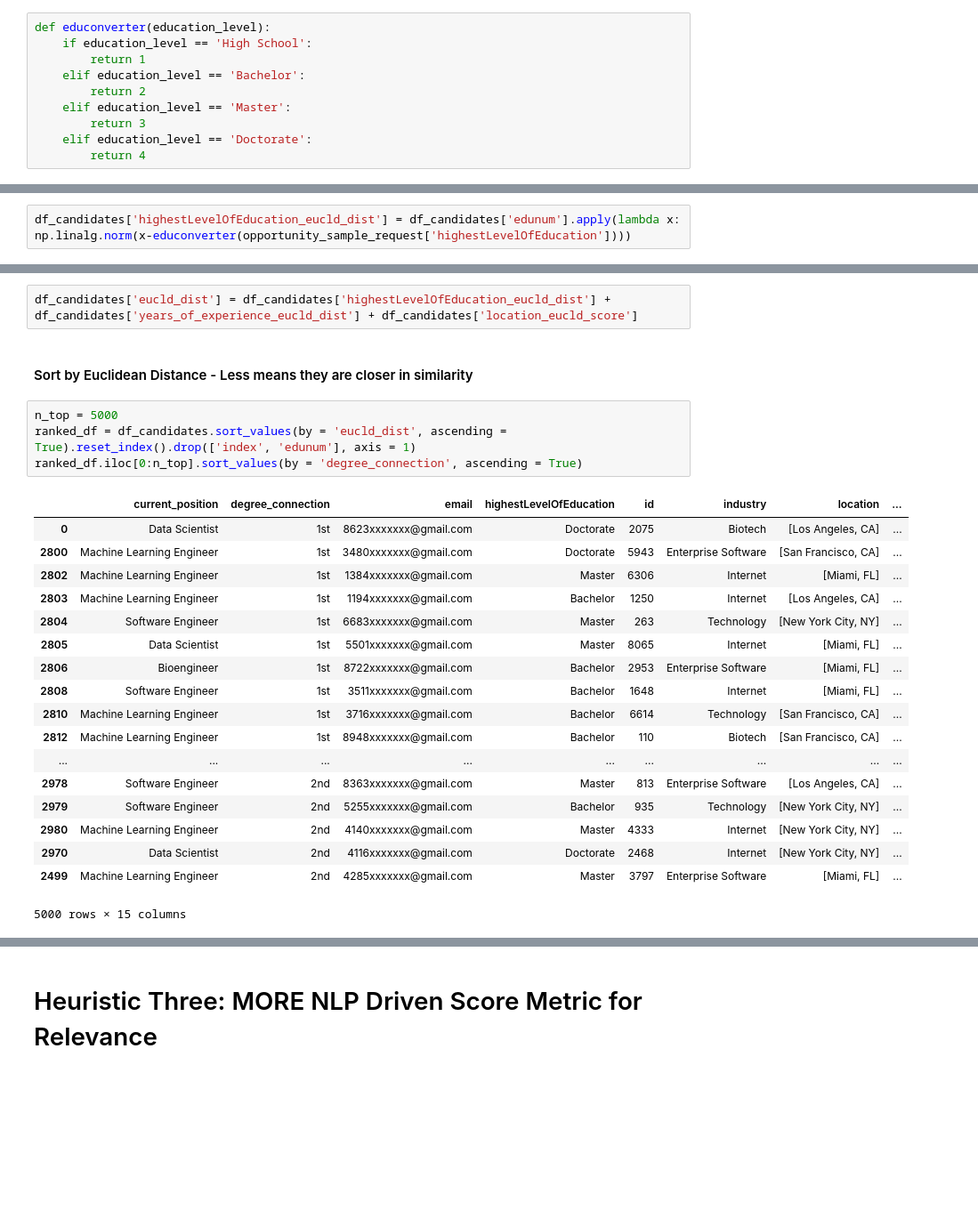
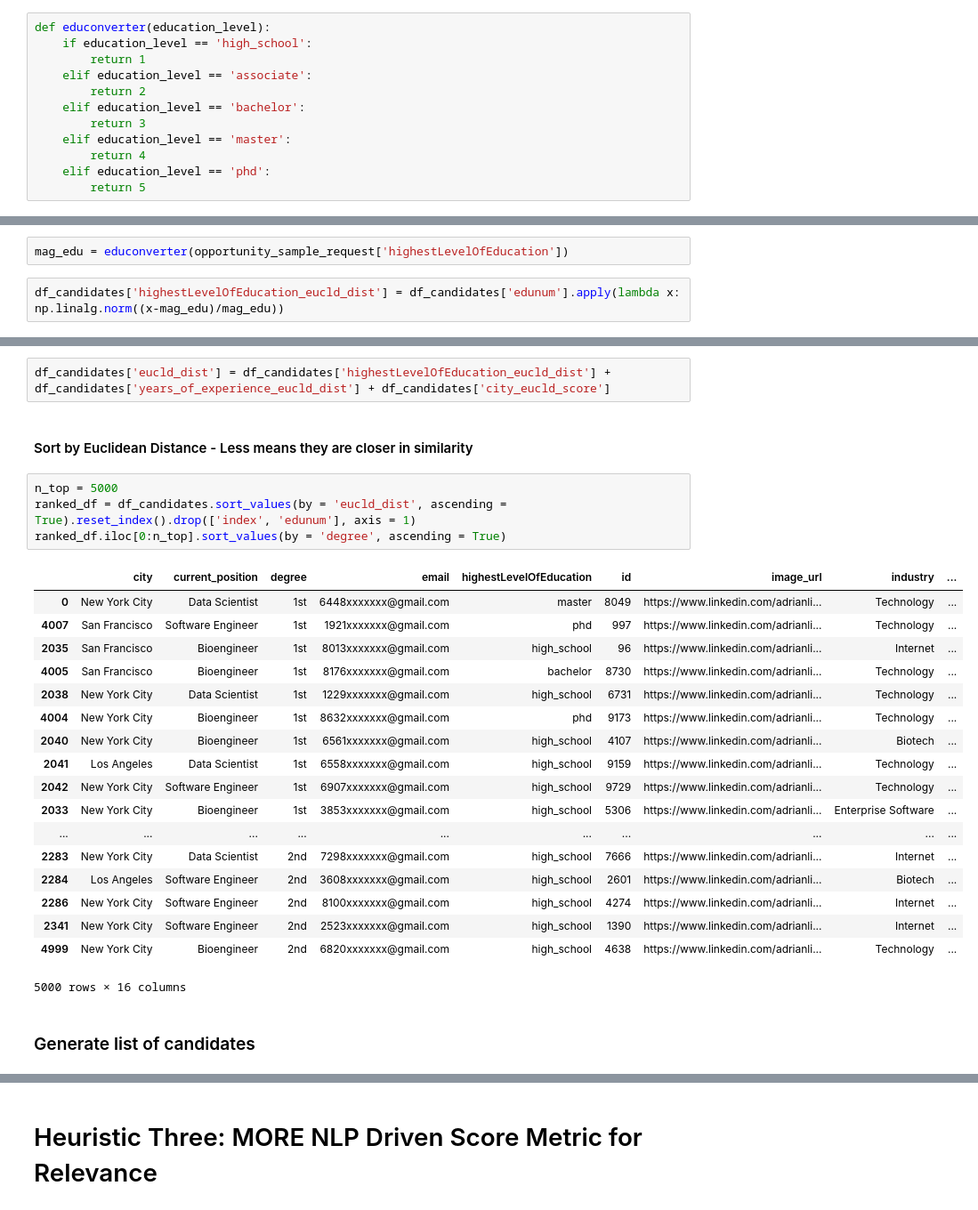
Before and after one commit to tadasant/refurby, a Jupyter notebook: data_wrangling_notebook.ipynb, the cells around one changed output, grey strips where cells are left out. Shown: that part at 89% size. Drawn from its saved outputs; the diff is of its cells as text; blank space fills up the shorter version.

```diff
--- a/data_wrangling_notebook.ipynb
+++ b/data_wrangling_notebook.ipynb
@@ -328,43 +373,49 @@ df_candidates['highestLevelOfEducation_eucld_dist'] = 0
 # %%
 def educonverter(education_level):
-    if education_level == 'High School':
+    if education_level == 'high_school':
         return 1
-    elif education_level == 'Bachelor':
+    elif education_level == 'associate':
         return 2
-    elif education_level == 'Master':
+    elif education_level == 'bachelor':
         return 3
-    elif education_level == 'Doctorate':
+    elif education_level == 'master':
         return 4
+    elif education_level == 'phd':
+        return 5
 # %%
 df_candidates['edunum'] = df_candidates['highestLevelOfEducation'].apply(educonverter)
+# %%
+mag_edu = educonverter(opportunity_sample_request['highestLevelOfEducation'])
 # %%
-df_candidates['highestLevelOfEducation_eucld_dist'] = df_candidates['edunum'].apply(lambda x: np.linalg.norm(x-educonverter(opportunity_sample_request['highestLevelOfEducation'])))
+df_candidates['highestLevelOfEducation_eucld_dist'] = df_candidates['edunum'].apply(lambda x: np.linalg.norm((x-mag_edu)/mag_edu))
 # %% [markdown]
 ### Calculate Total Similarity Score
 # %%
-df_candidates['eucld_dist'] = df_candidates['highestLevelOfEducation_eucld_dist'] + df_candidates['years_of_experience_eucld_dist'] + df_candidates['location_eucld_score']
+df_candidates['eucld_dist'] = df_candidates['highestLevelOfEducation_eucld_dist'] + df_candidates['years_of_experience_eucld_dist'] + df_candidates['city_eucld_score']
 # %% [markdown]
 #### Sort by Euclidean Distance - Less means they are closer in similarity
 # %%
 n_top = 5000
 ranked_df = df_candidates.sort_values(by = 'eucld_dist', ascending = True).reset_index().drop(['index', 'edunum'], axis = 1)
-ranked_df.iloc[0:n_top].sort_values(by = 'degree_connection', ascending = True)
+ranked_df.iloc[0:n_top].sort_values(by = 'degree', ascending = True)
 # %% [output]
-|  | current_position | degree_connection | email | highestLevelOfEducation | id | industry | location | ... |
-| 0 | Data Scientist | 1st | 8623xxxxxxx@gmail.com | Doctorate | 2075 | Biotech | [Los Angeles, CA] | ... |
-| 2800 | Machine Learning Engineer | 1st | 3480xxxxxxx@gmail.com | Doctorate | 5943 | Enterprise Software | [San Francisco, CA] | ... |
-| 2802 | Machine Learning Engineer | 1st | 1384xxxxxxx@gmail.com | Master | 6306 | Internet | [Miami, FL] | ... |
-| 2803 | Machine Learning Engineer | 1st | 1194xxxxxxx@gmail.com | Bachelor | 1250 | Internet | [Los Angeles, CA] | ... |
-| 2804 | Software Engineer | 1st | 6683xxxxxxx@gmail.com | Master | 263 | Technology | [New York City, NY] | ... |
-| 2805 | Data Scientist | 1st | 5501xxxxxxx@gmail.com | Master | 8065 | Internet | [Miami, FL] | ... |
-| 2806 | Bioengineer | 1st | 8722xxxxxxx@gmail.com | Bachelor | 2953 | Enterprise Software | [Miami, FL] | ... |
-| 2808 | Software Engineer | 1st | 3511xxxxxxx@gmail.com | Bachelor | 1648 | Internet | [Miami, FL] | ... |
-| 2810 | Machine Learning Engineer | 1st | 3716xxxxxxx@gmail.com | Bachelor | 6614 | Technology | [San Francisco, CA] | ... |
-| 2812 | Machine Learning Engineer | 1st | 8948xxxxxxx@gmail.com | Bachelor | 110 | Biotech | [San Francisco, CA] | ... |
-| ... | ... | ... | ... | ... | ... | ... | ... | ... |
-| 2978 | Software Engineer | 2nd | 8363xxxxxxx@gmail.com | Master | 813 | Enterprise Software | [Los Angeles, CA] | ... |
-| 2979 | Software Engineer | 2nd | 5255xxxxxxx@gmail.com | Bachelor | 935 | Technology | [New York City, NY] | ... |
-| 2980 | Machine Learning Engineer | 2nd | 4140xxxxxxx@gmail.com | Master | 4333 | Internet | [New York City, NY] | ... |
-| 2970 | Data Scientist | 2nd | 4116xxxxxxx@gmail.com | Doctorate | 2468 | Internet | [New York City, NY] | ... |
-| 2499 | Machine Learning Engineer | 2nd | 4285xxxxxxx@gmail.com | Master | 3797 | Enterprise Software | [Miami, FL] | ... |
+|  | city | current_position | degree | email | highestLevelOfEducation | id | image_url | industry | ... |
+| 0 | New York City | Data Scientist | 1st | 6448xxxxxxx@gmail.com | master | 8049 | https://www.linkedin.com/adrianli... | Technology | ... |
+| 4007 | San Francisco | Software Engineer | 1st | 1921xxxxxxx@gmail.com | phd | 997 | https://www.linkedin.com/adrianli... | Technology | ... |
+| 2035 | San Francisco | Bioengineer | 1st | 8013xxxxxxx@gmail.com | high_school | 96 | https://www.linkedin.com/adrianli... | Internet | ... |
+| 4005 | San Francisco | Bioengineer | 1st | 8176xxxxxxx@gmail.com | bachelor | 8730 | https://www.linkedin.com/adrianli... | Technology | ... |
+| 2038 | New York City | Data Scientist | 1st | 1229xxxxxxx@gmail.com | high_school | 6731 | https://www.linkedin.com/adrianli... | Technology | ... |
+| 4004 | New York City | Bioengineer | 1st | 8632xxxxxxx@gmail.com | phd | 9173 | https://www.linkedin.com/adrianli... | Technology | ... |
+| 2040 | New York City | Bioengineer | 1st | 6561xxxxxxx@gmail.com | high_school | 4107 | https://www.linkedin.com/adrianli... | Biotech | ... |
+| 2041 | Los Angeles | Data Scientist | 1st | 6558xxxxxxx@gmail.com | high_school | 9159 | https://www.linkedin.com/adrianli... | Technology | ... |
+| 2042 | New York City | Software Engineer | 1st | 6907xxxxxxx@gmail.com | high_school | 9729 | https://www.linkedin.com/adrianli... | Technology | ... |
+| 2033 | New York City | Bioengineer | 1st | 3853xxxxxxx@gmail.com | high_school | 5306 | https://www.linkedin.com/adrianli... | Enterprise Software | ... |
+| ... | ... | ... | ... | ... | ... | ... | ... | ... | ... |
+| 2283 | New York City | Data Scientist | 2nd | 7298xxxxxxx@gmail.com | high_school | 7666 | https://www.linkedin.com/adrianli... | Internet | ... |
+| 2284 | Los Angeles | Software Engineer | 2nd | 3608xxxxxxx@gmail.com | high_school | 2601 | https://www.linkedin.com/adrianli... | Biotech | ... |
+| 2286 | New York City | Software Engineer | 2nd | 8100xxxxxxx@gmail.com | high_school | 4274 | https://www.linkedin.com/adrianli... | Internet | ... |
+| 2341 | New York City | Software Engineer | 2nd | 2523xxxxxxx@gmail.com | high_school | 1390 | https://www.linkedin.com/adrianli... | Internet | ... |
+| 4999 | New York City | Bioengineer | 2nd | 6820xxxxxxx@gmail.com | high_school | 4638 | https://www.linkedin.com/adrianli... | Technology | ... |
-5000 rows × 15 columns
+5000 rows × 16 columns
+# %% [markdown]
+### Generate list of candidates
```
Also changed, not shown: parts of 36 cells of this notebook.
